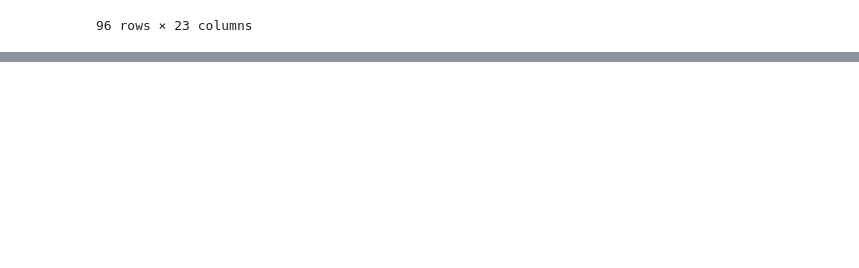
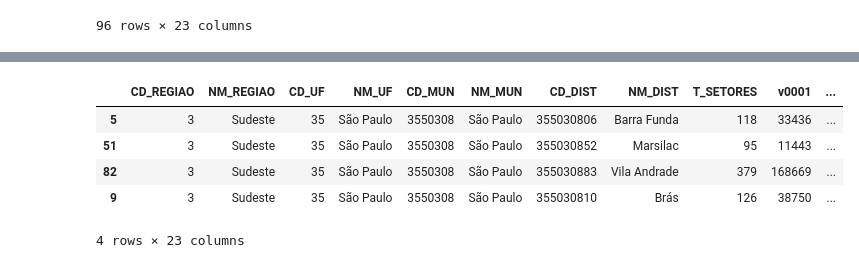
Before and after one commit to brunoazuma/explora_censo22, a Jupyter notebook: Explora_censos.ipynb, the cells around one changed output, grey strips where cells are left out. Cells and saved outputs as stored; diff of their text form; code cells hidden in the pictures; blank space fills up the shorter version.

```diff
--- a/Explora_censos.ipynb
+++ b/Explora_censos.ipynb
@@ -296,0 +312,9 @@ df_final
+# %%
+df_final.query(f'var_perc_pop > {whiskers[1]}').sort_values('var_perc_pop', ascending=False)
+# %% [output]
+|  | CD_REGIAO | NM_REGIAO | CD_UF | NM_UF | CD_MUN | NM_MUN | CD_DIST | NM_DIST | T_SETORES | v0001 | ... |
+| 5 | 3 | Sudeste | 35 | São Paulo | 3550308 | São Paulo | 355030806 | Barra Funda | 118 | 33436 | ... |
+| 51 | 3 | Sudeste | 35 | São Paulo | 3550308 | São Paulo | 355030852 | Marsilac | 95 | 11443 | ... |
+| 82 | 3 | Sudeste | 35 | São Paulo | 3550308 | São Paulo | 355030883 | Vila Andrade | 379 | 168669 | ... |
+| 9 | 3 | Sudeste | 35 | São Paulo | 3550308 | São Paulo | 355030810 | Brás | 126 | 38750 | ... |
+4 rows × 23 columns
```
Also changed, not shown: parts of 6 cells of this notebook.
